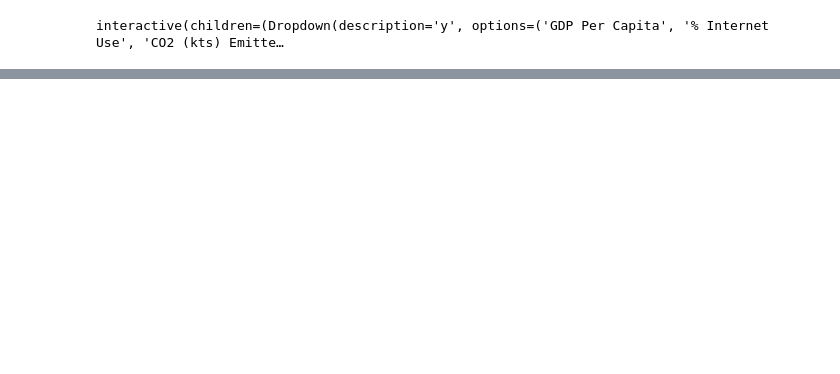
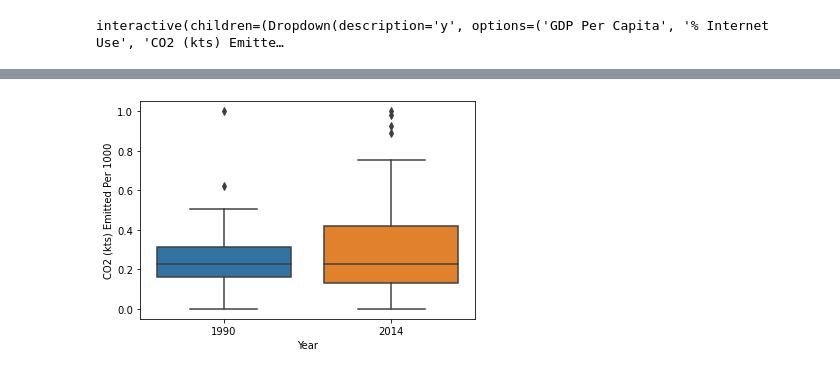
Before and after one commit to nss-data-science-cohort-5/un_exploration-charre2021, a Jupyter notebook: notebooks/UN Data Solo Exploration (Emissions Presentation Portion).ipynb, the cells around one changed output, grey strips where cells are left out. Saved outputs shown, nothing was run; the diff lists cells and outputs as text; code cells hidden in the pictures; blank space fills up the shorter version.

Commit message:
changes to emissions

```diff
--- a/notebooks/UN Data Solo Exploration (Emissions Presentation Portion).ipynb
+++ b/notebooks/UN Data Solo Exploration (Emissions Presentation Portion).ipynb
@@ -88,0 +100,4 @@ fig.show()
+# %%
+sns.boxplot(x = "Year", y = "CO2 (kts) Emitted Per 1000", data = gaiu_emissions_1990_2014);
+# %% [output]
+[figure, added]
```
Also changed, not shown: parts of 6 cells of this notebook, 3 other files.
